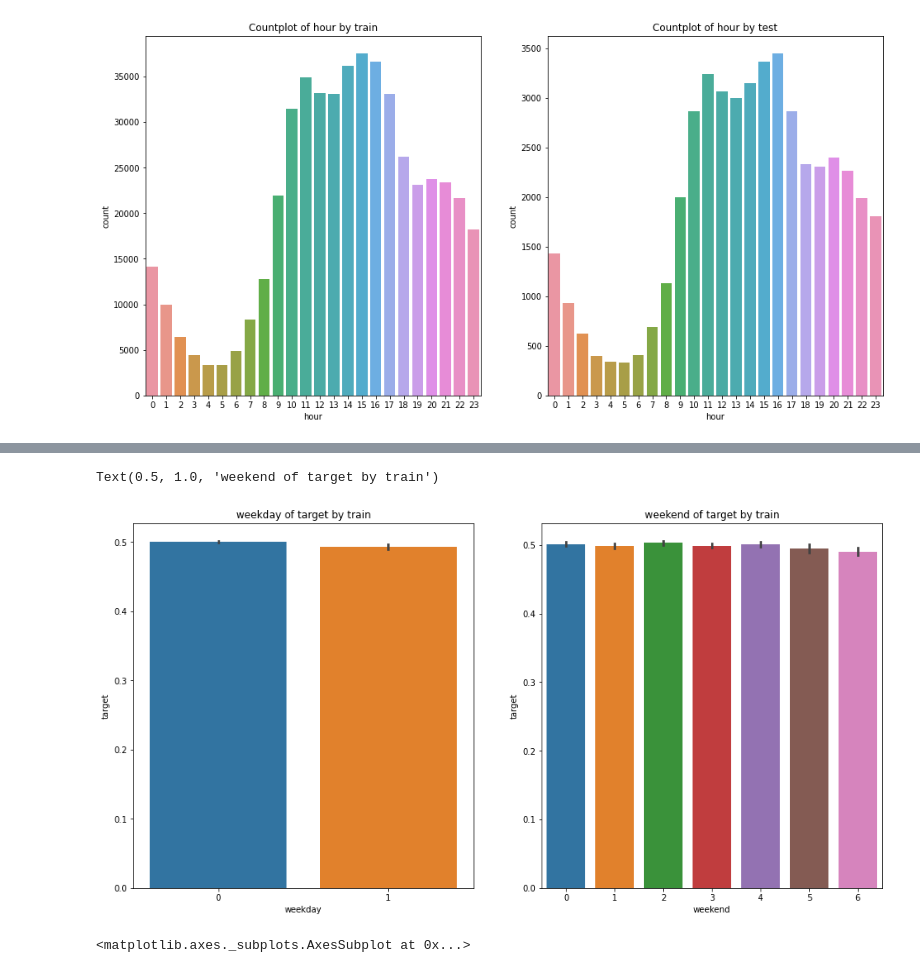
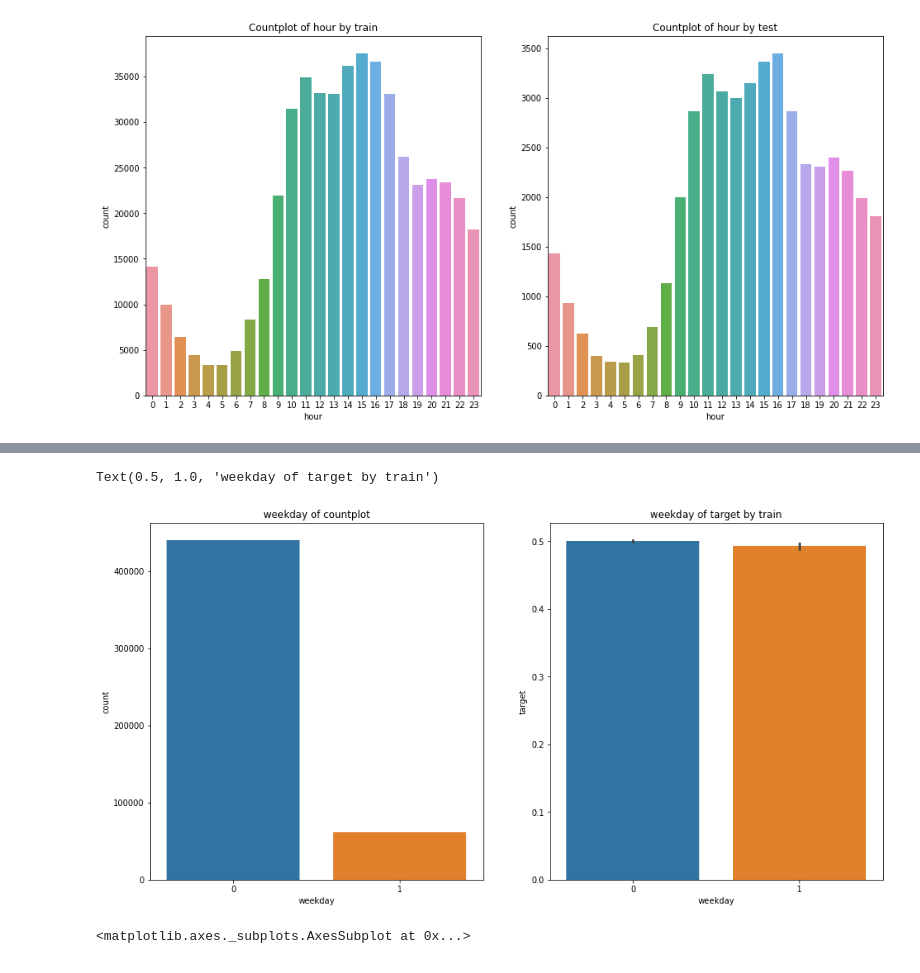
Before and after one commit to Proj-Caliber/Job-Care, a Jupyter notebook: Feature Engineering.ipynb, the cells around one changed output, grey strips where cells are left out. Saved outputs shown, nothing was run; the diff lists cells and outputs as text; code cells hidden in the pictures.

```diff
--- a/Feature Engineering.ipynb
+++ b/Feature Engineering.ipynb
@@ -75,7 +108,7 @@ def add_code(df, d_code, h_code, l_code):
     df['contents_attribute_l_m'] = df['contents_attribute_l'].apply(lambda x: l_code[x]['속성 L 중분류코드'])
     df['contents_attribute_l_l'] = df['contents_attribute_l'].apply(lambda x: l_code[x]['속성 L 대분류코드'])
 
-    drop_column = ['person_prefer_d_1','person_prefer_d_2','person_prefer_d_3','contents_attribute_d','person_prefer_h_1','person_prefer_h_2','person_prefer_h_3','contents_attribute_h','contents_attribute_l']
+    drop_column = ['person_prefer_d_1','person_prefer_d_2','person_prefer_d_3','person_prefer_h_1','person_prefer_h_2','person_prefer_h_3','contents_attribute_l']
 
     for i in drop_column:
         df = df.drop(i, axis = 1)
@@ -265,8 +367,8 @@ def date_time(df, columns = 'contents_open_dt'):
 
     return df
 
-train_data = date_time(train)
-test_data = date_time(test)
+train_data = date_time(train_data)
+test_data = date_time(test_data)
 # %%
 train_data.head()
 # %% [output]
@@ -338,15 +450,15 @@ sns.barplot(data = train_data, x = 'hour', y = 'target', hue = 'weekday')
 # %%
 # 평일과 주말을 target과 비교해보자.
 fig, ax = plt.subplots(ncols = 2,figsize = (16,8))
-sns.barplot(data = train_data, x = 'weekday', y = 'target', ax = ax[0])
-sns.barplot(data = train_data, x = 'weekend', y = 'target', ax = ax[1])
+sns.countplot(train_data['weekday'], ax = ax[0])
+sns.barplot(data = train_data, x = 'weekday', y = 'target', ax = ax[1])
 
-ax[0].set_title('weekday of target by train')
-ax[1].set_title('weekend of target by train')
+ax[0].set_title('weekday of countplot')
+ax[1].set_title('weekday of target by train')
 # 평일과 주말의 차이가 크지 않다고 생각한다.
 # %% [output]
-Text(0.5, 1.0, 'weekend of target by train')
+Text(0.5, 1.0, 'weekday of target by train')
-[figure, old version]
+[figure, new version]
 # %%
 ## date를 이용하여 점점 늘어나는지 확인해보자.
 plot_data = train_data.groupby('date')['target'].mean()
```
Also changed, not shown: parts of 49 cells of this notebook.
